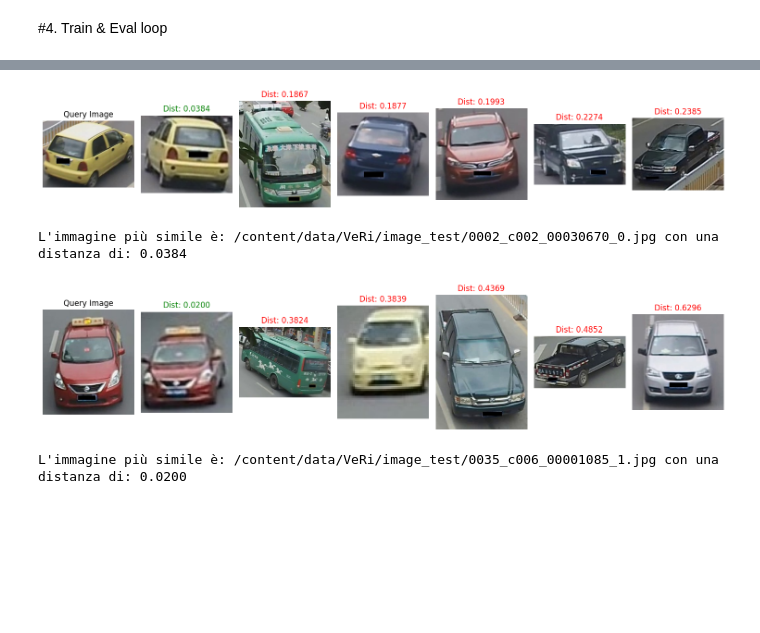
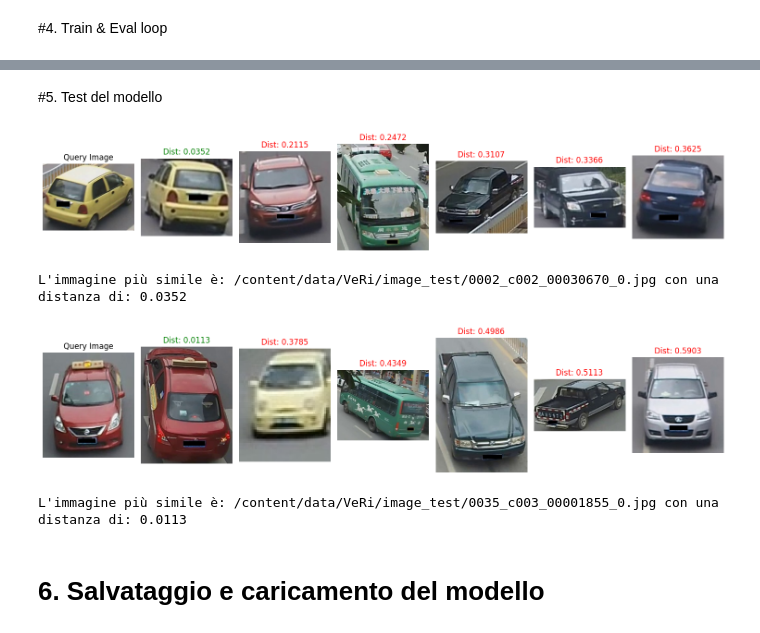
Before and after one commit to lele25811/Vehicle-ReId, a Jupyter notebook: Vehicle_ReId_Rete_Siamese.ipynb, the cells around one changed output, grey strips where cells are left out. Saved outputs shown, nothing was run; the diff lists cells and outputs as text; code cells hidden in the pictures; blank space fills up the shorter version.

```diff
--- a/Vehicle_ReId_Rete_Siamese.ipynb
+++ b/Vehicle_ReId_Rete_Siamese.ipynb
@@ -444,3 +444,5 @@ Accuracy dopo epoch 1: 0.9768
+# %% [markdown]
+#5. Test del modello
 # %%
 import matplotlib.pyplot as plt
 from PIL import Image
@@ -462,6 +464,8 @@ def find_and_visualize_best_match_once(query_image_path, reference_image_paths,
     """
     import torch
     import torch.nn.functional as F
+
+    model.to(device)
 
     # Preprocessa l'immagine di query
     query_image = Image.open(query_image_path).convert('RGB')
@@ -533,8 +537,8 @@ most_similar_image, distance = find_and_visualize_best_match_once(query_image, r
 # Risultato
 print(f"L'immagine più simile è: {most_similar_image} con una distanza di: {distance:.4f}")
 # %% [output]
-[figure, old version]
+[figure, new version]
-L'immagine più simile è: /content/data/VeRi/image_test/0002_c002_00030670_0.jpg con una distanza di: 0.0384
+L'immagine più simile è: /content/data/VeRi/image_test/0002_c002_00030670_0.jpg con una distanza di: 0.0352
 # %%
 import matplotlib.pyplot as plt
 from PIL import Image
@@ -556,6 +560,7 @@ def find_and_visualize_best_match(query_image_path, reference_image_paths, model
     Returns:
         tuple: (Percorso dell'immagine più simile, distanza minima).
     """
+    model.to(device)
     # Preprocessa l'immagine di query
     query_image = Image.open(query_image_path).convert('RGB')
     query_tensor = transform(query_image).unsqueeze(0).to(device)
@@ -605,21 +610,23 @@ def find_and_visualize_best_match(query_image_path, reference_image_paths, model
 # %%
 # Percorsi
 query_image = "/content/data/VeRi/image_query/0035_c006_00001150_0.jpg"
 reference_images = ["/content/data/VeRi/image_test/0002_c006_00083490_0.jpg",
                     "/content/data/VeRi/image_test/0066_c016_00055465_0.jpg",
-                    "/content/data/VeRi/image_test/0035_c006_00001085_1.jpg",
+                    "/content/data/VeRi/image_test/0035_c003_00001855_0.jpg",
                     "/content/data/VeRi/image_test/0086_c013_00079890_0.jpg",
                     "/content/data/VeRi/image_test/0102_c016_00010770_0.jpg",
                     "/content/data/VeRi/image_test/0101_c001_00043710_0.jpg"]
 
 # Dispositivo
 device = "cuda" if torch.cuda.is_available() else "cpu"
 
 # Esegui la ricerca
 most_similar_image, distance = find_and_visualize_best_match(query_image, reference_images, model, transform, device)
 
 # Risultato
 print(f"L'immagine più simile è: {most_similar_image} con una distanza di: {distance:.4f}")
 # %% [output]
-[figure, old version]
+[figure, new version]
-L'immagine più simile è: /content/data/VeRi/image_test/0035_c006_00001085_1.jpg con una distanza di: 0.0200
+L'immagine più simile è: /content/data/VeRi/image_test/0035_c003_00001855_0.jpg con una distanza di: 0.0113
+# %% [markdown]
+# 6. Salvataggio e caricamento del modello
```
Also changed, not shown: parts of 4 cells of this notebook.
